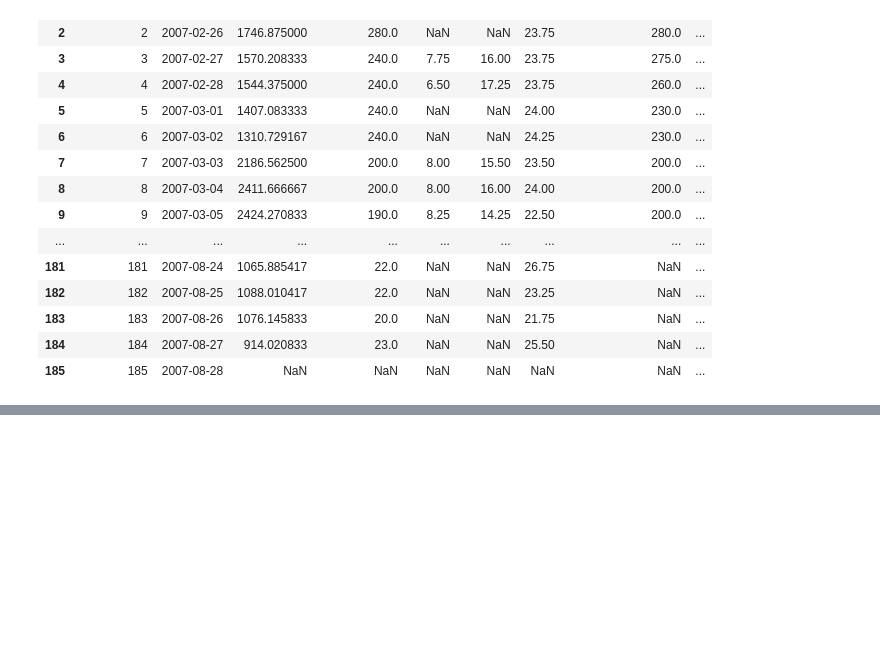
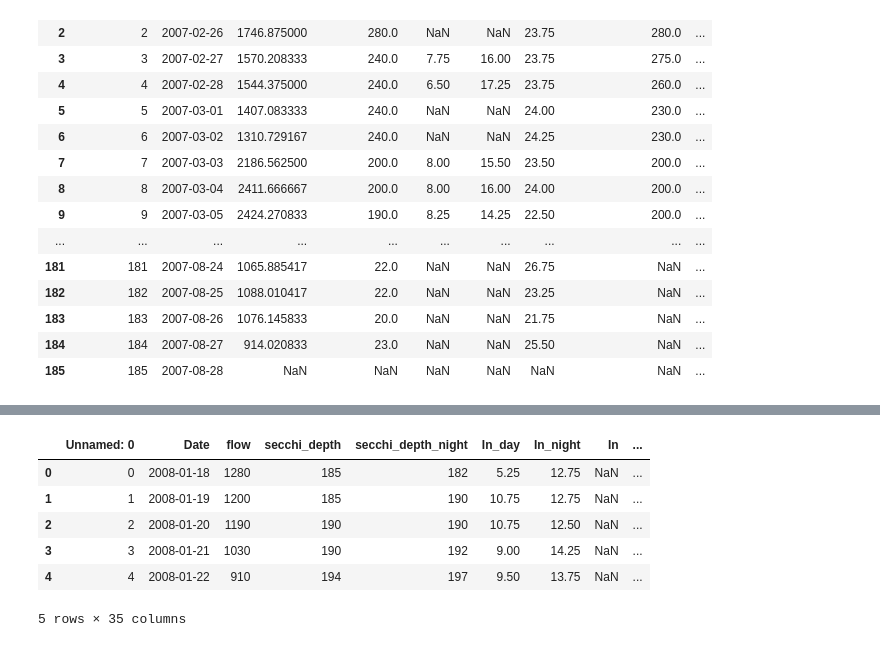
Before and after one commit to maria-kuruvilla/pied_piper, a Jupyter notebook: Puyallup/check_files_2004-2008.ipynb, the cells around one changed output, grey strips where cells are left out. Drawn from its saved outputs; the diff is of its cells as text; code cells hidden in the pictures; blank space fills up the shorter version.

```diff
--- a/Puyallup/check_files_2004-2008.ipynb
+++ b/Puyallup/check_files_2004-2008.ipynb
@@ -169,0 +193,26 @@ with pd.option_context('display.max_rows', None, 'display.max_columns', None):
+# %%
+# need to add flow day and flow night , and secchi depth day
+
+# I also need to rename night_num to num_nigh and day_num to num_day
+
+df_2008['flow_day'] = df_2008['flow']
+df_2008['flow_night'] = df_2008['flow']
+
+df_2008['secchi_depth_day'] = df_2008['secchi_depth']
+
+df_2008.rename(columns = {
+    'chinook0_wild_day_num_estimate':'chinook0_wild_num_day_estimate',
+    'chinook0_wild_night_num_estimate':'chinook0_wild_num_night_estimate',
+    'chinook0_hatchery_day_num_estimate':'chinook0_hatchery_num_day_estimate',
+    'chinook0_hatchery_night_num_estimate':'chinook0_hatchery_num_night_estimate',
+
+}, inplace = True)
+df_2008.head()
+# %% [output]
+|  | Unnamed: 0 | Date | flow | secchi_depth | secchi_depth_night | In_day | In_night | In | ... |
+| 0 | 0 | 2008-01-18 | 1280 | 185 | 182 | 5.25 | 12.75 | NaN | ... |
+| 1 | 1 | 2008-01-19 | 1200 | 185 | 190 | 10.75 | 12.75 | NaN | ... |
+| 2 | 2 | 2008-01-20 | 1190 | 190 | 190 | 10.75 | 12.50 | NaN | ... |
+| 3 | 3 | 2008-01-21 | 1030 | 190 | 192 | 9.00 | 14.25 | NaN | ... |
+| 4 | 4 | 2008-01-22 | 910 | 194 | 197 | 9.50 | 13.75 | NaN | ... |
+5 rows × 35 columns
```
Also changed, not shown: parts of 2 cells of this notebook, 2 other files.
